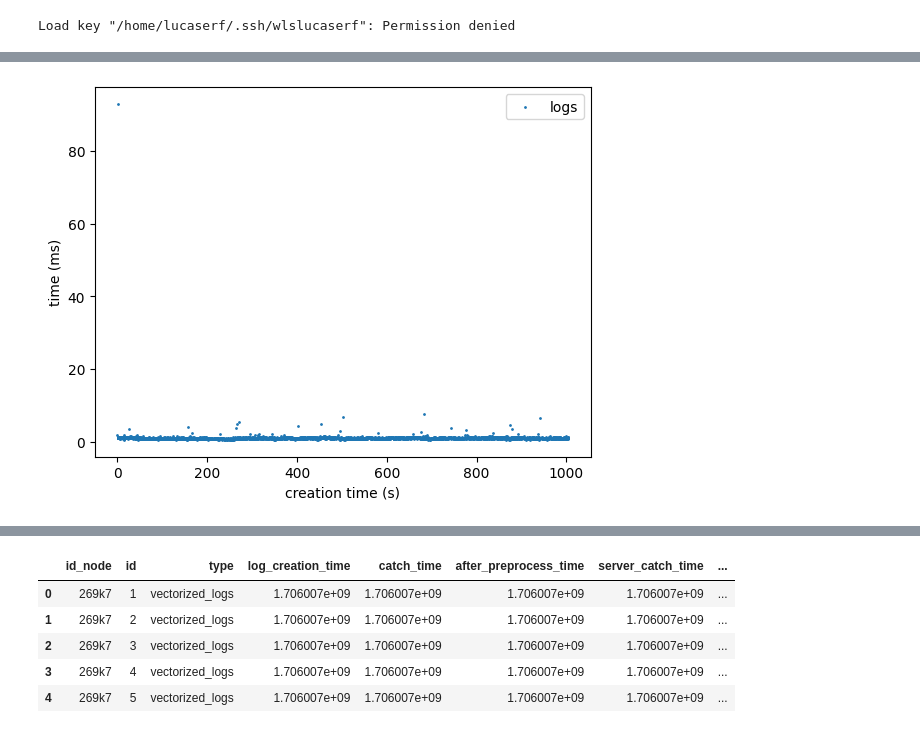
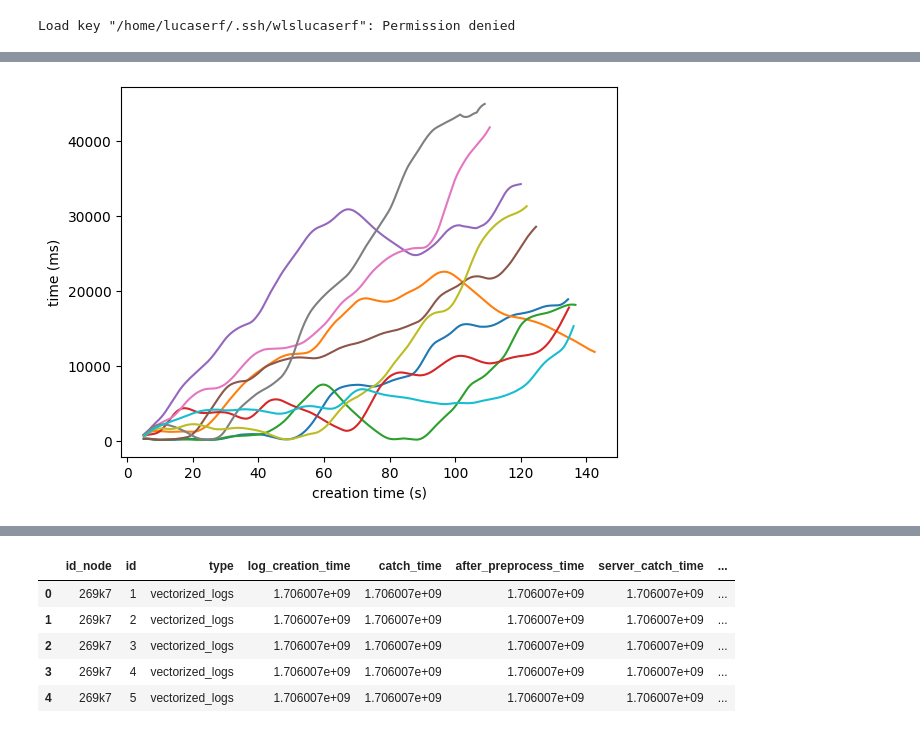
Before and after one commit to Lucaserf/ObsProject, a Jupyter notebook: data/data_visualization.ipynb, the cells around one changed output, grey strips where cells are left out. Drawn from its saved outputs; the diff is of its cells as text; code cells hidden in the pictures.

```diff
--- a/data/data_visualization.ipynb
+++ b/data/data_visualization.ipynb
@@ -135,25 +164,25 @@ df.head()
 # %%
 #get index and time for each id_node
 fig, ax = plt.subplots()
 for id_node in df.id_node.unique():
     node_df = df[df.id_node == id_node]
     x = node_df.log_creation_time.values - node_df.log_creation_time.values[0]
     y = (node_df.server_catch_time - node_df.after_preprocess_time)*1000
     # y = node_df["size"].values
-    condition = y > 0
-    x = x[condition]
-    y = y[condition]
-    # y_mean = y.rolling(window=100).mean()
+    # condition = y < 100
+    # x = x[condition]
+    # y = y[condition]
+    y_mean = y.rolling(window=100).mean()
 
-    ax.scatter(x,y,s=1,zorder=1,label=node_df["type"].values[0])
-    # ax.plot(x,y_mean,label=node_df.type.values[0])
+    # ax.scatter(x,y,s=1,zorder=1,label=node_df["type"].values[0])
+    ax.plot(x,y_mean,label=node_df.type.values[0])
 plt.xlabel('creation time (s)')
 plt.ylabel('time (ms)')
-plt.legend()
+# plt.legend()
 
 plt.show()
 # %% [output]
-[figure, old version]
+[figure, new version]
 # %%
 def concatenate_df(df_list_names):
     df_list = []
```
Also changed, not shown: parts of 17 cells of this notebook, 15 other files.
